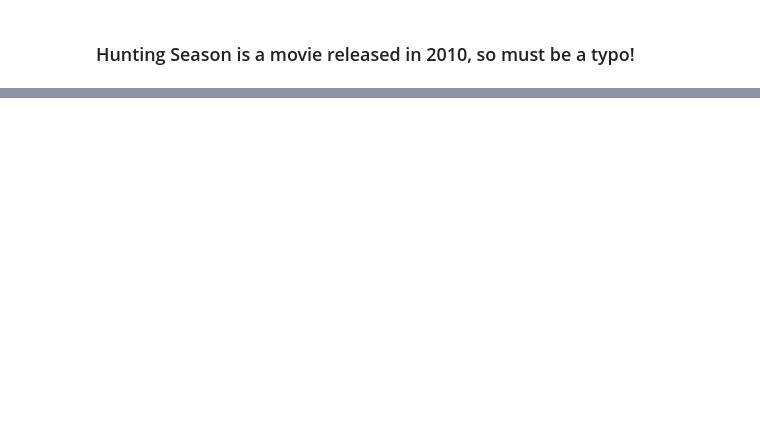
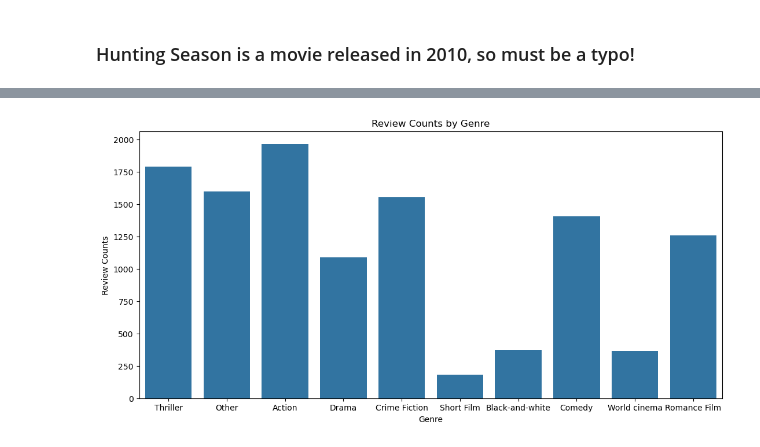
Before and after one commit to epfl-ada/ada-2024-project-phpjj1, a Jupyter notebook: src/scripts/Untitled.ipynb, the cells around one changed output, grey strips where cells are left out. Saved outputs shown, nothing was run; the diff lists cells and outputs as text; code cells hidden in the pictures; blank space fills up the shorter version.

```diff
--- a/src/scripts/Untitled.ipynb
+++ b/src/scripts/Untitled.ipynb
@@ -336,2 +381,13 @@ len(df_final)
+# %%
+plt.figure(figsize=(13, 6))
+sns.barplot(data=df_genres_expanded, x='Genres', y='count_ratings', estimator='mean', errorbar=None)
+
+# Set plot labels and title
+plt.xlabel('Genre')
+plt.ylabel('Review Counts')
+plt.title('Review Counts by Genre')
+plt.show()
+# %% [output]
+[figure, added]
 # %%
 # df_final.to_csv('../data/processed/df_final.csv', index=False)
```
Also changed, not shown: parts of 40 cells of this notebook.
